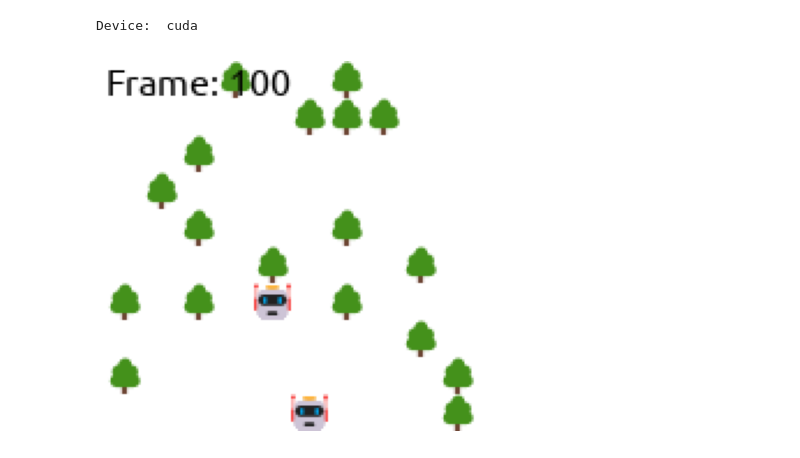
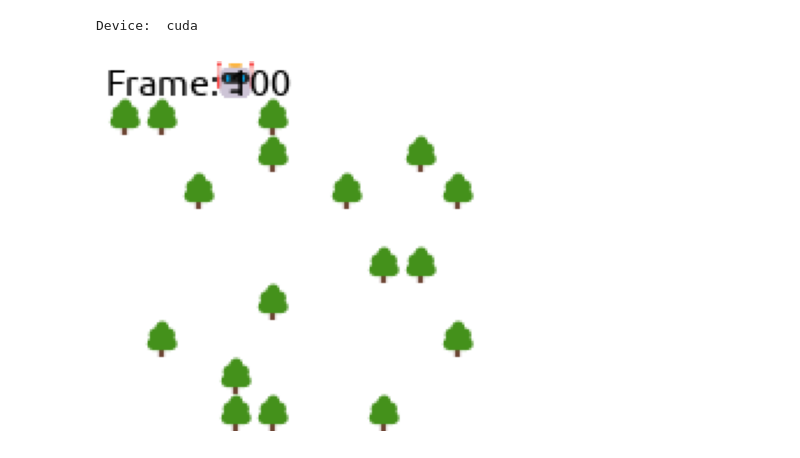
Before and after one commit to Liamdev631/gridworld_rl, a Jupyter notebook: render_DeepQ.ipynb, the cells around one changed output. Saved outputs shown, nothing was run; the diff lists cells and outputs as text; code cells hidden in the pictures.

```diff
--- a/render_DeepQ.ipynb
+++ b/render_DeepQ.ipynb
@@ -1,26 +1,26 @@
 # %%
 import torch
 from gridworld.agent import Agent, LoggerAgent, SweeperAgent
 from gridworld.rendering import run_simulation_with_rendering
 from gridworld.exploration import ExplorationMethod, Greedy
 from gridworld.tile_types import TileType
-from gridworld.world import LoggerTrainingWorld
+from gridworld.world import World, LoggerTrainingWorld
 from models.ann import DeepQNet
 
 device = torch.device("cuda" if torch.cuda.is_available() else "cpu")
 print('Device: ', device)
 
-agents = [LoggerAgent(), SweeperAgent()]
-world = LoggerTrainingWorld()
+agents: list[Agent] = [LoggerAgent()]#, SweeperAgent()]
+world: World = LoggerTrainingWorld()
 
-model_filename = '2023-07-19_16-36'
+model_filename = '2023-07-20_15-46'
 policies: list[torch.nn.Module] = [DeepQNet(agent) for agent in agents]
 for policy, agent in zip(policies, agents):
     policy.load_state_dict(torch.load(f'output/{model_filename}/policy_{agent.name}.pth'))
     policy = policy.to(device)
 
 exploration_methods: list[ExplorationMethod] = [Greedy(agent, world, device) for agent in agents]
 duration = run_simulation_with_rendering(world, device, policies, agents, exploration_methods, file_name=f'output/{model_filename}/anim.gif', frame_rate=6, max_duration=100);
 # %% [output]
 Device:  cuda
-[figure, old version]
+[figure, new version]
```
Also changed, not shown: 3 other files.
